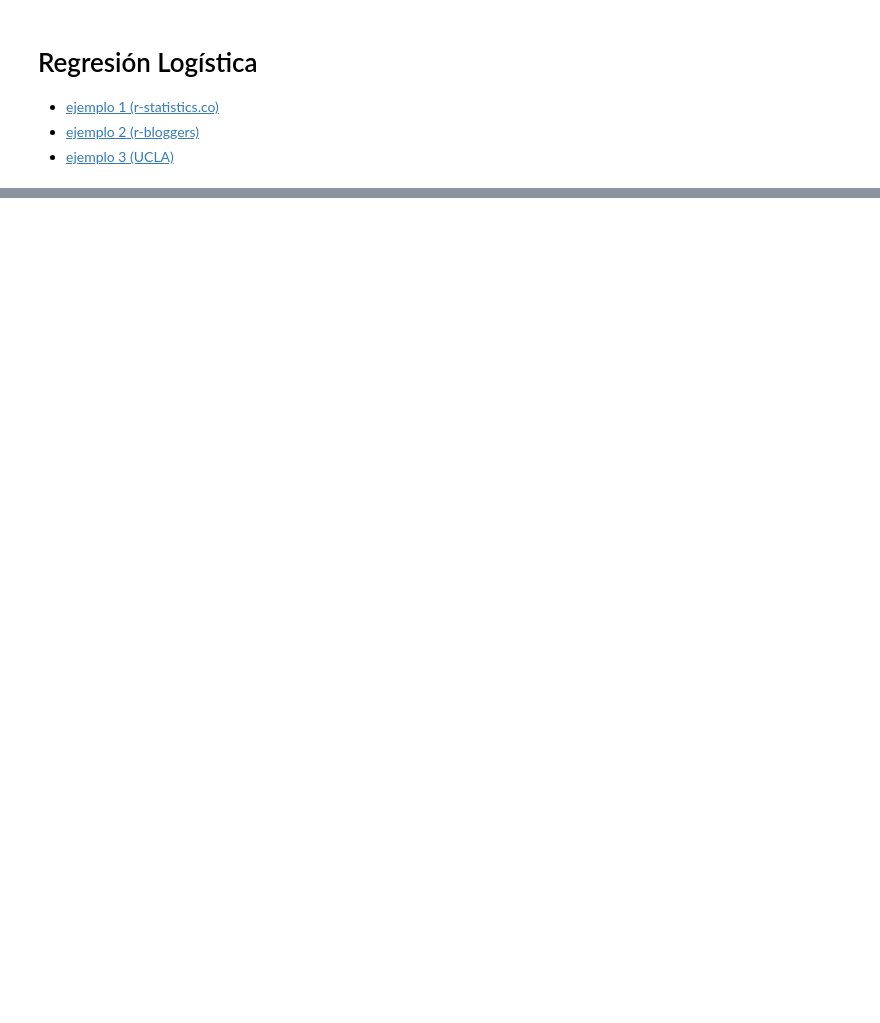
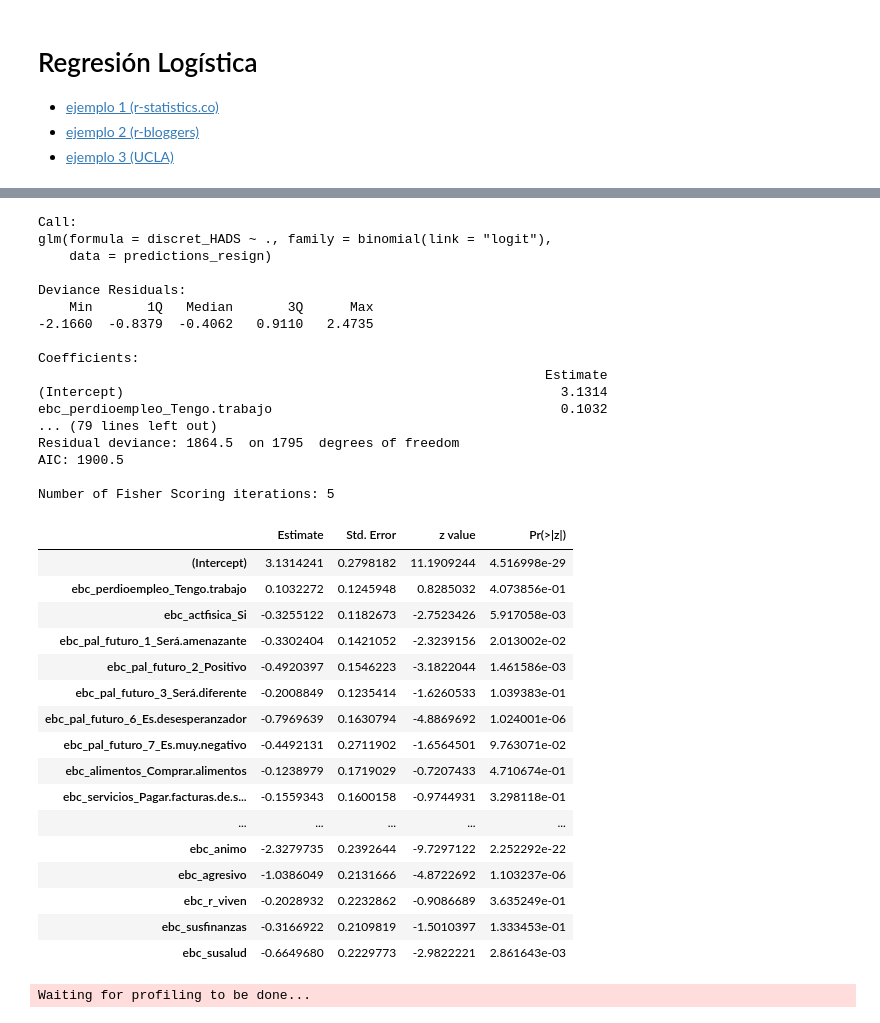
Before and after one commit to Yagwar/Proyectos, a Jupyter notebook: 4_1_2 Regresiones_informativas (R).ipynb, the cells around one changed output, grey strips where cells are left out. Cells and saved outputs as stored; diff of their text form; code cells hidden in the pictures; blank space fills up the shorter version.

```diff
--- a/4_1_2 Regresiones_informativas (R).ipynb
+++ b/4_1_2 Regresiones_informativas (R).ipynb
@@ -174,0 +288,45 @@ Number of Fisher Scoring iterations: 5
+# %%
+##Identificar variables con relación inversa y Recodifcar variables inversas
+predictions_resign=predictions_df
+predictions_resign[,model_1$coefficients<0]=1-predictions_resign[,model_1$coefficients<0]
+## instanciar modelo_2 con variables recodificadas.
+model_2 <- glm(discret_HADS ~.,family=binomial(link='logit'),data=predictions_resign)
+summary(model_2)
+summary(model_2)$coefficients
+exp(cbind(OR = coef(model_2), confint(model_2)))
+# %% [output]
+Call:
+glm(formula = discret_HADS ~ ., family = binomial(link = "logit"),
+    data = predictions_resign)
+
+Deviance Residuals:
+    Min       1Q   Median       3Q      Max
+-2.1660  -0.8379  -0.4062   0.9110   2.4735
+
+Coefficients:
+                                                                 Estimate
+(Intercept)                                                        3.1314
+ebc_perdioempleo_Tengo.trabajo                                     0.1032
+... (79 lines left out)
+Residual deviance: 1864.5  on 1795  degrees of freedom
+AIC: 1900.5
+
+Number of Fisher Scoring iterations: 5
+|  | Estimate | Std. Error | z value | Pr(>|z|) |
+| (Intercept) | 3.1314241 | 0.2798182 | 11.1909244 | 4.516998e-29 |
+| ebc_perdioempleo_Tengo.trabajo | 0.1032272 | 0.1245948 | 0.8285032 | 4.073856e-01 |
+| ebc_actfisica_Si | -0.3255122 | 0.1182673 | -2.7523426 | 5.917058e-03 |
+| ebc_pal_futuro_1_Será.amenazante | -0.3302404 | 0.1421052 | -2.3239156 | 2.013002e-02 |
+| ebc_pal_futuro_2_Positivo | -0.4920397 | 0.1546223 | -3.1822044 | 1.461586e-03 |
+| ebc_pal_futuro_3_Será.diferente | -0.2008849 | 0.1235414 | -1.6260533 | 1.039383e-01 |
+| ebc_pal_futuro_6_Es.desesperanzador | -0.7969639 | 0.1630794 | -4.8869692 | 1.024001e-06 |
+| ebc_pal_futuro_7_Es.muy.negativo | -0.4492131 | 0.2711902 | -1.6564501 | 9.763071e-02 |
+| ebc_alimentos_Comprar.alimentos | -0.1238979 | 0.1719029 | -0.7207433 | 4.710674e-01 |
+| ebc_servicios_Pagar.facturas.de.s... | -0.1559343 | 0.1600158 | -0.9744931 | 3.298118e-01 |
+| ... | ... | ... | ... | ... |
+| ebc_animo | -2.3279735 | 0.2392644 | -9.7297122 | 2.252292e-22 |
+| ebc_agresivo | -1.0386049 | 0.2131666 | -4.8722692 | 1.103237e-06 |
+| ebc_r_viven | -0.2028932 | 0.2232862 | -0.9086689 | 3.635249e-01 |
+| ebc_susfinanzas | -0.3166922 | 0.2109819 | -1.5010397 | 1.333453e-01 |
+| ebc_susalud | -0.6649680 | 0.2229773 | -2.9822221 | 2.861643e-03 |
+Waiting for profiling to be done...
```
Also changed, not shown: parts of 7 cells of this notebook.
